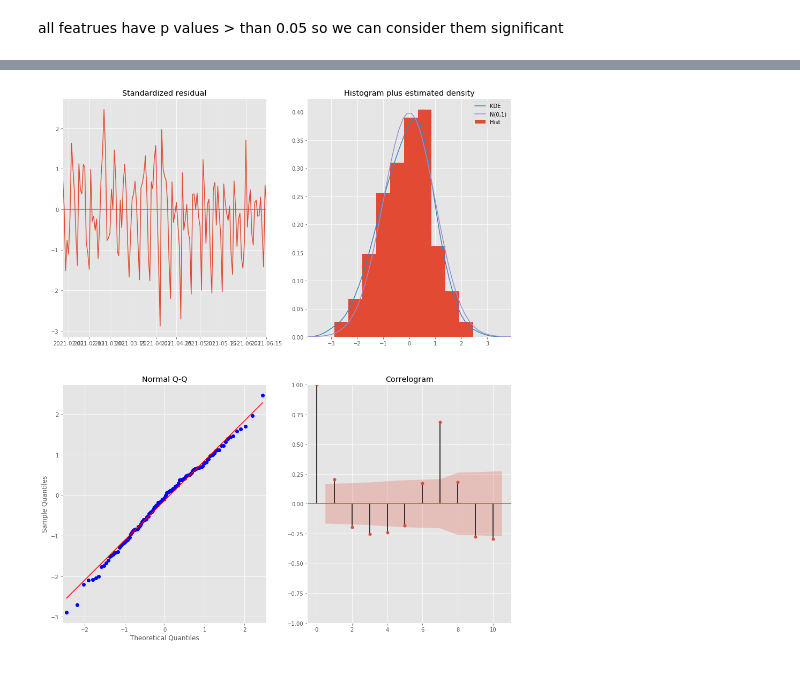
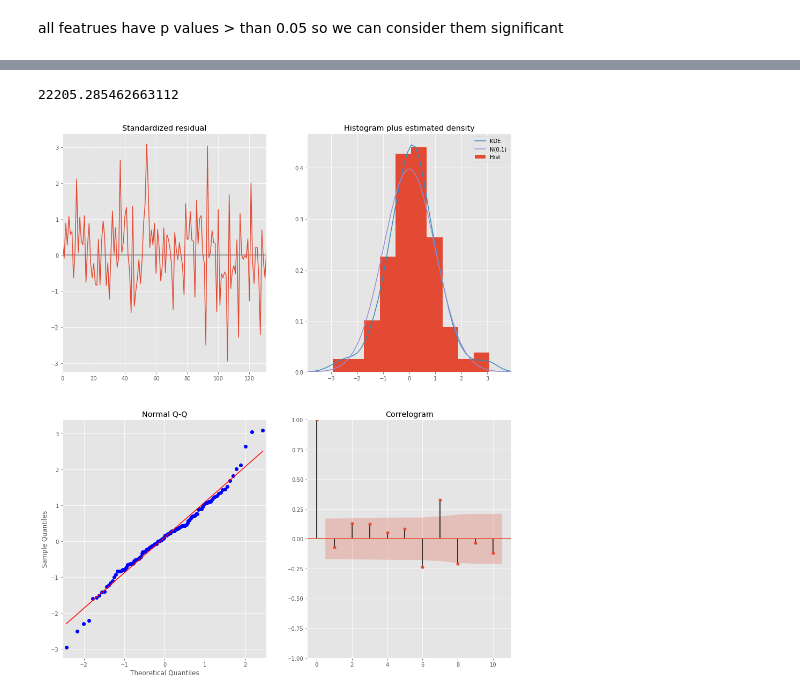
Before and after one commit to christisarv/2021-covid-vaccine-analysis, a Jupyter notebook: Vaccinantion Records Analysis.ipynb, the cells around one changed output, grey strips where cells are left out. Saved outputs shown, nothing was run; the diff lists cells and outputs as text; code cells hidden in the pictures.

Commit message:
time series forecasts

```diff
--- a/Vaccinantion Records Analysis.ipynb
+++ b/Vaccinantion Records Analysis.ipynb
@@ -388,0 +314,12 @@ sigma2      1.507e+08   1.58e-10   9.51e+17      0.000    1.51e+08    1.51e+08
+# %%
+# Define train and test sets according to the index found above
+cutoff = round(nyc_ts.shape[0]*0.8)
+
+train = nyc_ts[:cutoff]
+valid = nyc_ts[cutoff:]
+
+fig, ax = plt.subplots(figsize=(10,6))
+ax.plot(train, label='train')
+ax.plot(valid, label='valid')
+ax.set_title('Train-Validation Split');
+plt.legend()
@@ -389,2 +329,10 @@ sigma2      1.507e+08   1.58e-10   9.51e+17      0.000    1.51e+08    1.51e+08
 # %% [markdown]
 all featrues have p values > than 0.05 so we can consider them significant
+# %%
+# d=1 since data is not stationary
+
+arima_nyc = pm.auto_arima(train, start_p=0, d=1, start_q=0,
+                      max_p=5, max_d=5, max_q=5, start_P=0,
+                      D=1, start_Q=0, max_P=5, max_D=5, max_Q=5,
+                      m=12, seasonal=False, error_action='warn',
+                      trace=True, stepwise=True, n_fits=50)
@@ -390,0 +357,2 @@ all featrues have p values > than 0.05 so we can consider them significant
+# %%
+output = arima_nyc.fit(train)
@@ -391,5 +395,10 @@ all featrues have p values > than 0.05 so we can consider them significant
+# %%
+rmse = sqrt(mean_squared_error(valid,forecast))
+rmse
+# %% [output]
+22205.285462663112
 # %%
-output.plot_diagnostics(figsize=(15, 18))
+arima_nyc.plot_diagnostics(figsize=(15, 18))
 plt.show()
 # %% [output]
-[figure, old version]
+[figure, new version]
```
Also changed, not shown: parts of 35 cells of this notebook.
